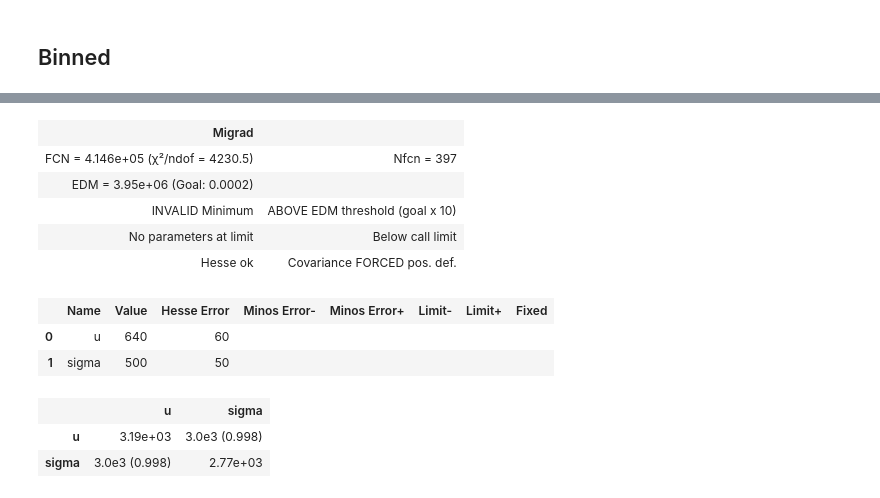
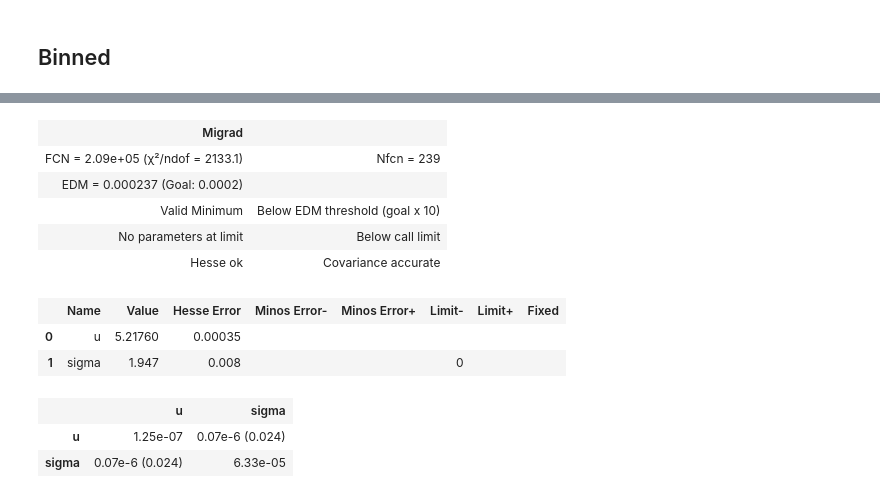
Before and after one commit to Yehan-Edirisinghe/Labo_cal, a Jupyter notebook: lecture_12/es2.ipynb, the cells around one changed output, grey strips where cells are left out. Saved outputs shown, nothing was run; the diff lists cells and outputs as text; code cells hidden in the pictures.

```diff
--- a/lecture_12/es2.ipynb
+++ b/lecture_12/es2.ipynb
@@ -124,19 +124,20 @@ plt.show()
 # %%
 cost = ExtendedBinnedNLL(bin_data,bin_edges,func)
-my_minuit = Minuit(cost,u=0,sigma=1)
+my_minuit = Minuit(cost,u=1,sigma=1)
+my_minuit.limits['sigma'] = (0,None)
 my_minuit.migrad()
-my_minuit.hesse()
+# my_minuit.hesse()
 display(my_minuit)
 # %% [output]
 | Migrad |  |
-| FCN = 4.146e+05 (χ²/ndof = 4230.5) | Nfcn = 397 |
-| EDM = 3.95e+06 (Goal: 0.0002) |  |
-| INVALID Minimum | ABOVE EDM threshold (goal x 10) |
+| FCN = 2.09e+05 (χ²/ndof = 2133.1) | Nfcn = 239 |
+| EDM = 0.000237 (Goal: 0.0002) |  |
+| Valid Minimum | Below EDM threshold (goal x 10) |
 | No parameters at limit | Below call limit |
-| Hesse ok | Covariance FORCED pos. def. |
+| Hesse ok | Covariance accurate |
 |  | Name | Value | Hesse Error | Minos Error- | Minos Error+ | Limit- | Limit+ | Fixed |
-| 0 | u | 640 | 60 |  |  |  |  |  |
-| 1 | sigma | 500 | 50 |  |  |  |  |  |
+| 0 | u | 5.21760 | 0.00035 |  |  |  |  |  |
+| 1 | sigma | 1.947 | 0.008 |  |  | 0 |  |  |
 |  | u | sigma |
-| u | 3.19e+03 | 3.0e3 (0.998) |
-| sigma | 3.0e3 (0.998) | 2.77e+03 |
+| u | 1.25e-07 | 0.07e-6 (0.024) |
+| sigma | 0.07e-6 (0.024) | 6.33e-05 |
```
Also changed, not shown: parts of 6 cells of this notebook, 1 other file.
